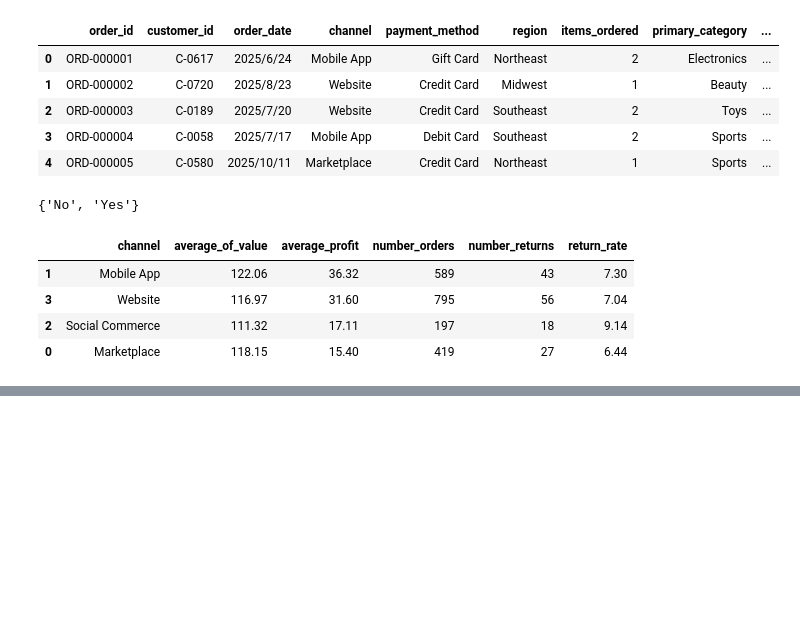
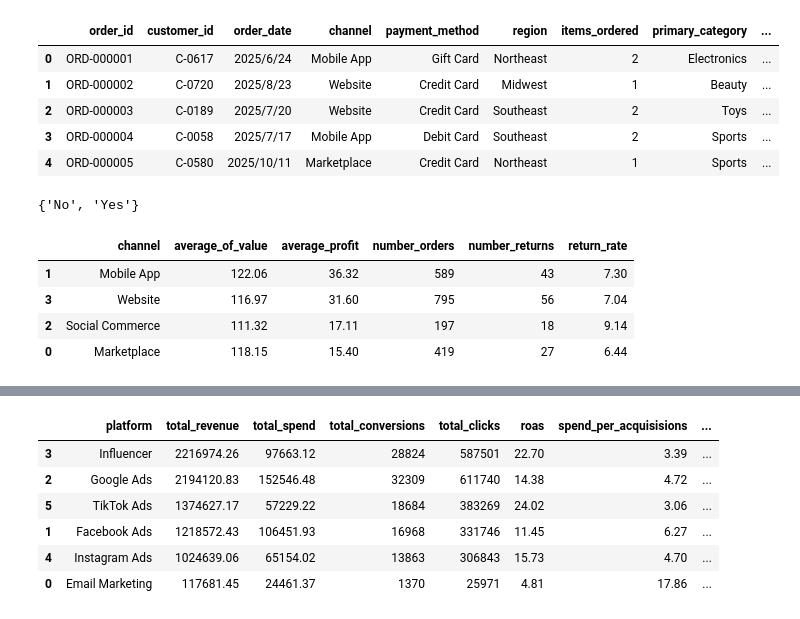
Before and after one commit to Felix-Xuhaixin/E-Commerce-Profitability-Analysis, a Jupyter notebook: E-Commerce Profitability Analysis.ipynb, the cells around one changed output, grey strips where cells are left out. Drawn from its saved outputs; the diff is of its cells as text; code cells hidden in the pictures; blank space fills up the shorter version.

```diff
--- a/E-Commerce Profitability Analysis.ipynb
+++ b/E-Commerce Profitability Analysis.ipynb
@@ -168,0 +201,20 @@ channel_aggregation
+# %%
+platform_marketing = marketing_spend.groupby('platform').agg(total_revenue =('revenue_attributed','sum'),
+                                                            total_spend = ('spend','sum'),
+                                                            total_conversions = ('conversions','sum'),
+                                                            total_clicks = ('clicks','sum' )).reset_index()
+# %%
+platform_marketing['roas'] = platform_marketing['total_revenue'] / platform_marketing['total_spend']
+platform_marketing['spend_per_acquisisions'] = platform_marketing['total_spend'] / platform_marketing['total_conversions']
+platform_marketing['spend_per_clicks'] = platform_marketing['total_spend'] / platform_marketing['total_clicks']
+platform_marketing = platform_marketing.round(2)
+platform_marketing.sort_values('total_revenue',ascending=False,inplace = True)
+platform_marketing
+# %% [output]
+|  | platform | total_revenue | total_spend | total_conversions | total_clicks | roas | spend_per_acquisisions | ... |
+| 3 | Influencer | 2216974.26 | 97663.12 | 28824 | 587501 | 22.70 | 3.39 | ... |
+| 2 | Google Ads | 2194120.83 | 152546.48 | 32309 | 611740 | 14.38 | 4.72 | ... |
+| 5 | TikTok Ads | 1374627.17 | 57229.22 | 18684 | 383269 | 24.02 | 3.06 | ... |
+| 1 | Facebook Ads | 1218572.43 | 106451.93 | 16968 | 331746 | 11.45 | 6.27 | ... |
+| 4 | Instagram Ads | 1024639.06 | 65154.02 | 13863 | 306843 | 15.73 | 4.70 | ... |
+| 0 | Email Marketing | 117681.45 | 24461.37 | 1370 | 25971 | 4.81 | 17.86 | ... |
```
Also changed, not shown: parts of 6 cells of this notebook.
